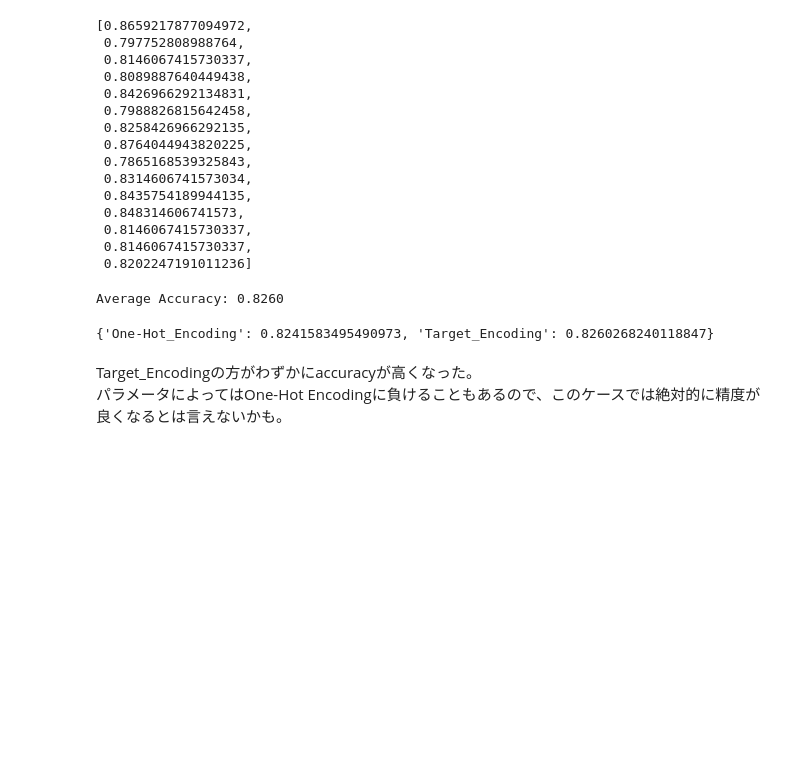
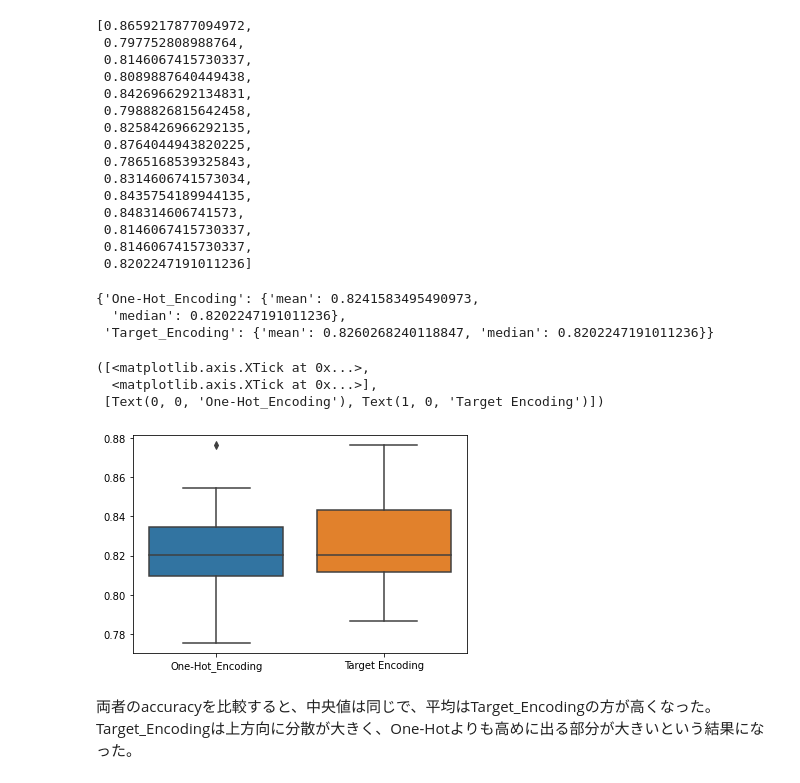
Before and after one commit to Mr-Garlic-Shrimp/TIL, a Jupyter notebook: Machine_Learning/ML_notebook-18(Various_Encoding).ipynb, the cells around one changed output. Drawn from its saved outputs; the diff is of its cells as text; code cells hidden in the pictures; blank space fills up the shorter version.

```diff
--- a/Machine_Learning/ML_notebook-18(Various_Encoding).ipynb
+++ b/Machine_Learning/ML_notebook-18(Various_Encoding).ipynb
@@ -402,4 +402,4 @@ pipeline_for_cat = Pipeline(steps=[('impute_cat', SimpleImputer(strategy='most_f
                                    ('onehot', OneHotEncoder(drop='first',handle_unknown='ignore', sparse_output=False))])
 
 preprocess_ct = ColumnTransformer([('impute_num',SimpleImputer(strategy='median'), num_feat),
-                                   ('impute_cat+dummies',pipeline_for_cat, cat_feat)])
+                                   ('impute_cat+dummies',pipeline_for_cat, cat_feat)],remainder='passthrough')
@@ -555,15 +559,23 @@ scores_ts
  0.8146067415730337,
  0.8202247191011236]
 # %%
-# 平均評価スコアの表示、格納
-score_average_each_cases['Target_Encoding'] = np.mean(scores_ts)
-print(f"Average Accuracy: {np.mean(scores_ts):.4f}")
+# 評価スコアの平均値・中央値の表示、格納
+score_average_each_cases['Target_Encoding'] = {'mean': np.mean(scores_ts), 'median':np.median(scores_ts)}
+score_average_each_cases
+# print(f"Average Accuracy: {np.mean(scores_ts):.4f}")
+# print(f"Median of Accuracy: {np.median(scores_ts):.4f}")
 # %% [output]
-Average Accuracy: 0.8260
+{'One-Hot_Encoding': {'mean': 0.8241583495490973,
+  'median': 0.8202247191011236},
+ 'Target_Encoding': {'mean': 0.8260268240118847, 'median': 0.8202247191011236}}
-# %%
-score_average_each_cases
-# %% [output]
-{'One-Hot_Encoding': 0.8241583495490973, 'Target_Encoding': 0.8260268240118847}
-# %% [markdown]
-Target_Encodingの方がわずかにaccuracyが高くなった。
-パラメータによってはOne-Hot Encodingに負けることもあるので、このケースでは絶対的に精度が良くなるとは言えないかも。
+# %%
+sns.boxplot(data=[scores_one_hot, scores_ts])
+plt.xticks([0,1], ['One-Hot_Encoding', 'Target Encoding'])
+# %% [output]
+([<matplotlib.axis.XTick at 0x...>,
+  <matplotlib.axis.XTick at 0x...>],
+ [Text(0, 0, 'One-Hot_Encoding'), Text(1, 0, 'Target Encoding')])
+[figure, added]
+# %% [markdown]
+両者のaccuracyを比較すると、中央値は同じで、平均はTarget_Encodingの方が高くなった。
+Target_Encodingは上方向に分散が大きく、One-Hotよりも高めに出る部分が大きいという結果になった。
```
Also changed, not shown: parts of 2 cells of this notebook, 1 other file.
